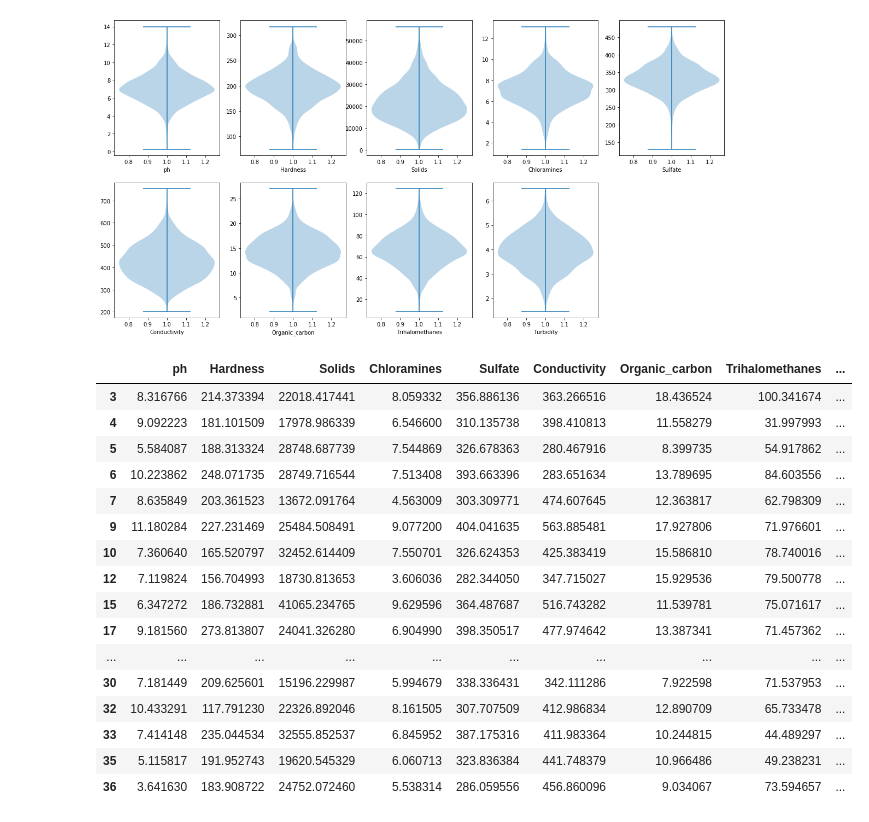
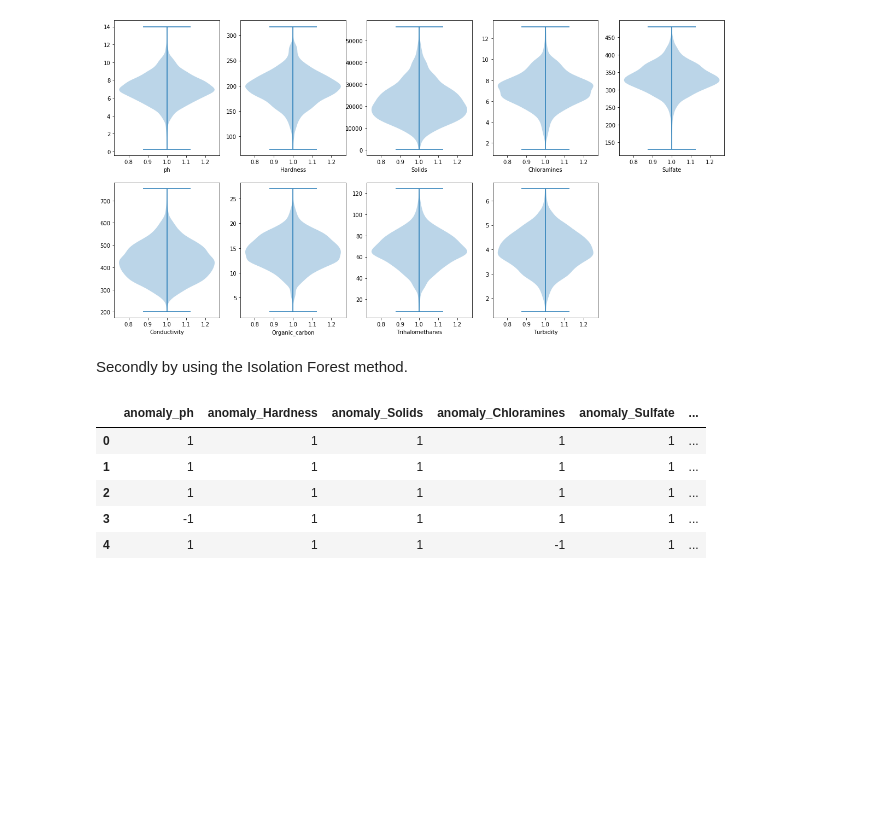
Before and after one commit to JTMalczewski/Water_Quality, a Jupyter notebook: water_analysis.ipynb, the cells around one changed output. Drawn from its saved outputs; the diff is of its cells as text; code cells hidden in the pictures; blank space fills up the shorter version.

Commit message:
Isolation Forest

```diff
--- a/water_analysis.ipynb
+++ b/water_analysis.ipynb
@@ -135,27 +137,22 @@ for i in range(len(water_df.columns)-1):
     bp = ax.violinplot(water_df[water_df.columns[i]])
 # %% [output]
 [figure]
+# %% [markdown]
+Secondly by using the Isolation Forest method.
 # %%
+Forest_anomaly = pd.DataFrame([])
+Forest_anomaly_scores = pd.DataFrame([])
+
 model=IsolationForest(n_estimators=50, max_samples='auto', contamination=float(0.1),max_features=1.0)
-model.fit(water_df[['ph']])
-water_df['scores_ph']=model.decision_function(water_df[['ph']])
-water_df['anomaly_ph']=model.predict(water_df[['ph']])
-water_df.head(20)
+for column_name in water_df.columns.to_list():
+    model.fit(water_df[[column_name]].to_numpy())
+    Forest_anomaly_scores['scores_'+column_name]=model.decision_function(water_df[[column_name]].to_numpy())
+    Forest_anomaly['anomaly_'+column_name]=model.predict(water_df[[column_name]].to_numpy())
+Forest_anomaly.head(5)
 # %% [output]
-|  | ph | Hardness | Solids | Chloramines | Sulfate | Conductivity | Organic_carbon | Trihalomethanes | ... |
-| 3 | 8.316766 | 214.373394 | 22018.417441 | 8.059332 | 356.886136 | 363.266516 | 18.436524 | 100.341674 | ... |
-| 4 | 9.092223 | 181.101509 | 17978.986339 | 6.546600 | 310.135738 | 398.410813 | 11.558279 | 31.997993 | ... |
-| 5 | 5.584087 | 188.313324 | 28748.687739 | 7.544869 | 326.678363 | 280.467916 | 8.399735 | 54.917862 | ... |
-| 6 | 10.223862 | 248.071735 | 28749.716544 | 7.513408 | 393.663396 | 283.651634 | 13.789695 | 84.603556 | ... |
-| 7 | 8.635849 | 203.361523 | 13672.091764 | 4.563009 | 303.309771 | 474.607645 | 12.363817 | 62.798309 | ... |
-| 9 | 11.180284 | 227.231469 | 25484.508491 | 9.077200 | 404.041635 | 563.885481 | 17.927806 | 71.976601 | ... |
-| 10 | 7.360640 | 165.520797 | 32452.614409 | 7.550701 | 326.624353 | 425.383419 | 15.586810 | 78.740016 | ... |
-| 12 | 7.119824 | 156.704993 | 18730.813653 | 3.606036 | 282.344050 | 347.715027 | 15.929536 | 79.500778 | ... |
-| 15 | 6.347272 | 186.732881 | 41065.234765 | 9.629596 | 364.487687 | 516.743282 | 11.539781 | 75.071617 | ... |
-| 17 | 9.181560 | 273.813807 | 24041.326280 | 6.904990 | 398.350517 | 477.974642 | 13.387341 | 71.457362 | ... |
-| ... | ... | ... | ... | ... | ... | ... | ... | ... | ... |
-| 30 | 7.181449 | 209.625601 | 15196.229987 | 5.994679 | 338.336431 | 342.111286 | 7.922598 | 71.537953 | ... |
-| 32 | 10.433291 | 117.791230 | 22326.892046 | 8.161505 | 307.707509 | 412.986834 | 12.890709 | 65.733478 | ... |
-| 33 | 7.414148 | 235.044534 | 32555.852537 | 6.845952 | 387.175316 | 411.983364 | 10.244815 | 44.489297 | ... |
-| 35 | 5.115817 | 191.952743 | 19620.545329 | 6.060713 | 323.836384 | 441.748379 | 10.966486 | 49.238231 | ... |
-| 36 | 3.641630 | 183.908722 | 24752.072460 | 5.538314 | 286.059556 | 456.860096 | 9.034067 | 73.594657 | ... |
+|  | anomaly_ph | anomaly_Hardness | anomaly_Solids | anomaly_Chloramines | anomaly_Sulfate | ... |
+| 0 | 1 | 1 | 1 | 1 | 1 | ... |
+| 1 | 1 | 1 | 1 | 1 | 1 | ... |
+| 2 | 1 | 1 | 1 | 1 | 1 | ... |
+| 3 | -1 | 1 | 1 | 1 | 1 | ... |
+| 4 | 1 | 1 | 1 | -1 | 1 | ... |
```
Also changed, not shown: parts of 5 cells of this notebook.
